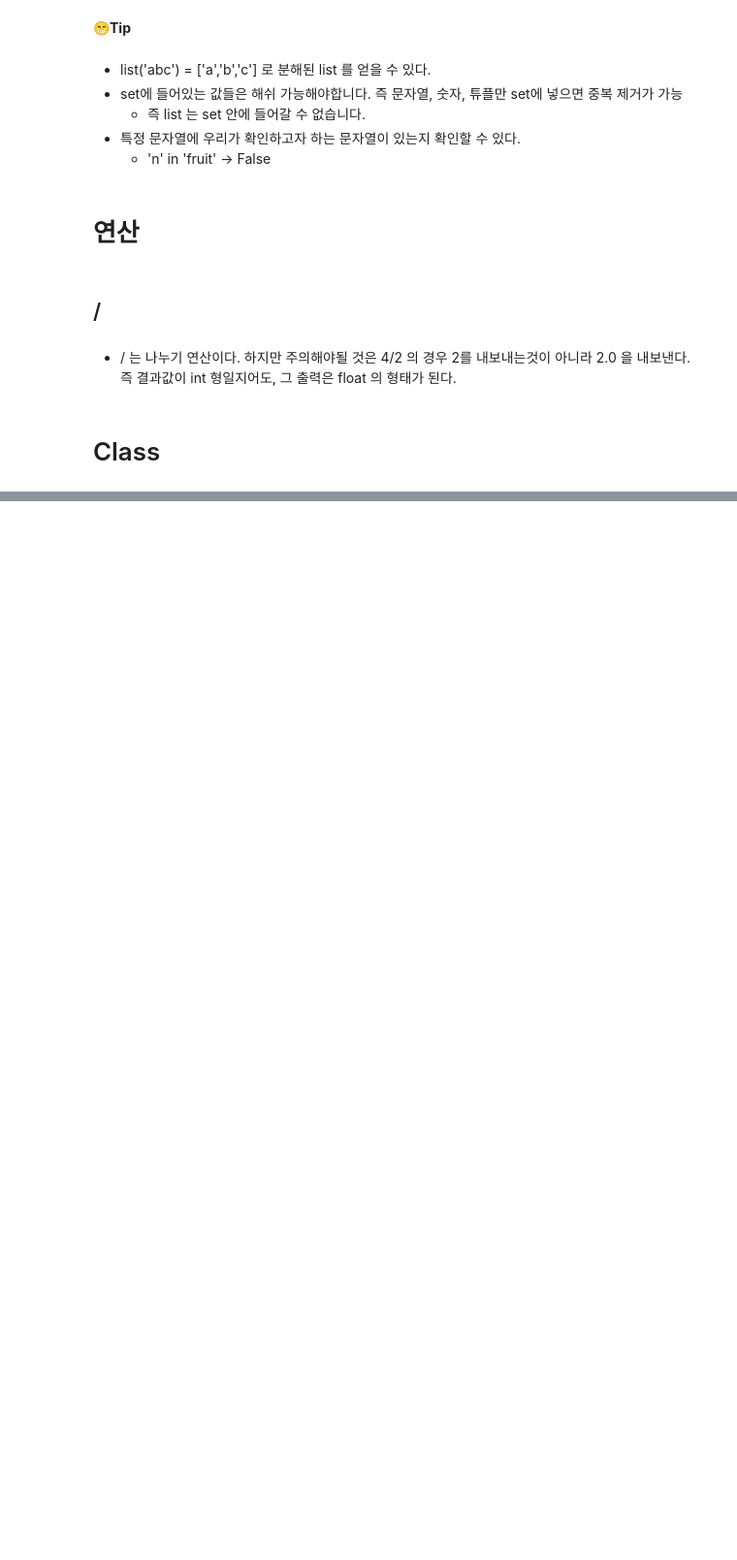
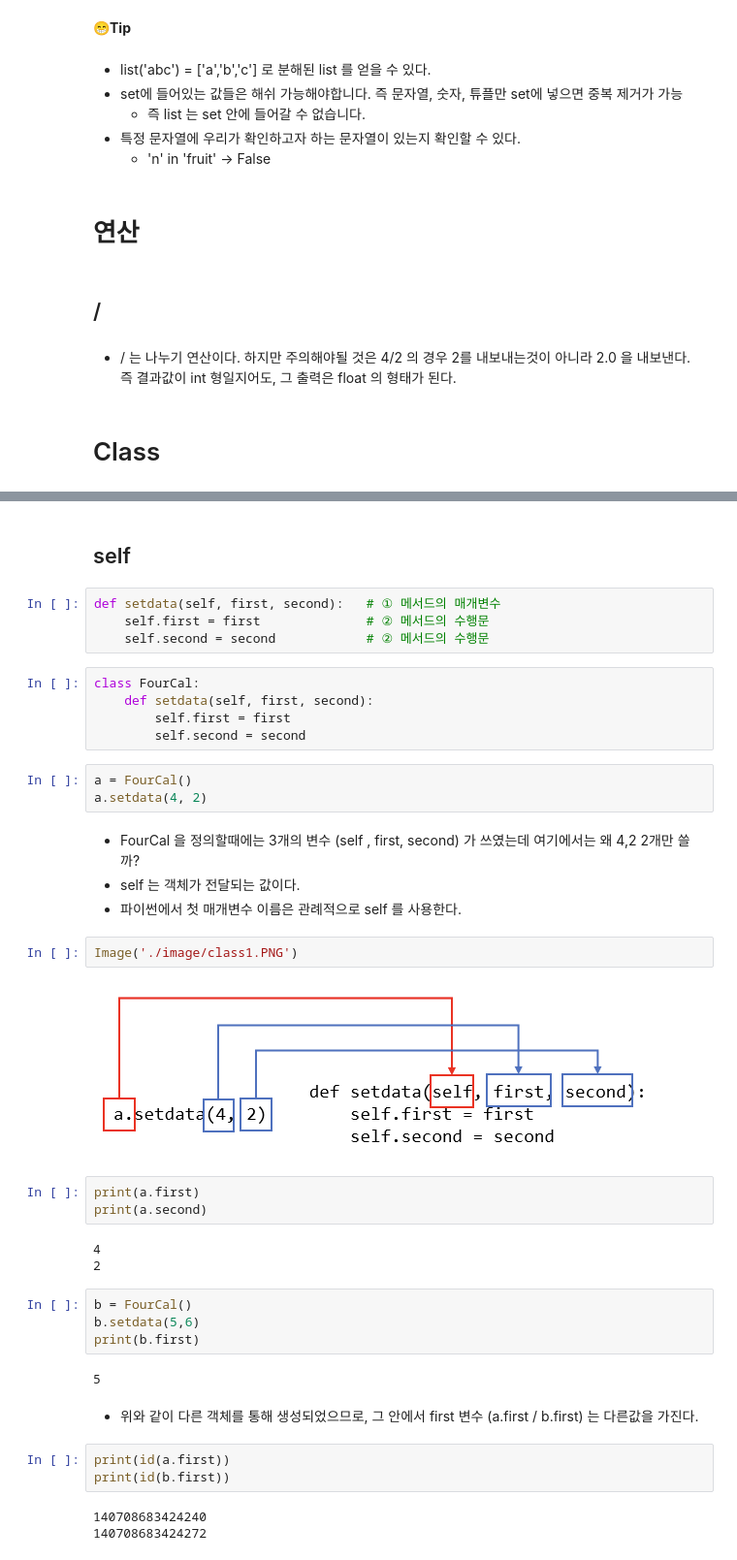
Before and after one commit to hana-dool/Algorithm, a Jupyter notebook: Python/1.Python.ipynb, the cells around one changed output, grey strips where cells are left out. Shown at 97% size. Drawn from its saved outputs; the diff is of its cells as text; blank space fills up the shorter version.

```diff
--- a/Python/1.Python.ipynb
+++ b/Python/1.Python.ipynb
@@ -744,0 +778,42 @@ kim 600
+# %% [markdown]
+## self
+# %%
+def setdata(self, first, second):   # ① 메서드의 매개변수
+    self.first = first              # ② 메서드의 수행문
+    self.second = second            # ② 메서드의 수행문
+# %%
+class FourCal:
+    def setdata(self, first, second):
+        self.first = first
+        self.second = second
+# %%
+a = FourCal()
+a.setdata(4, 2)
+# %% [markdown]
+- FourCal 을 정의할때에는 3개의 변수 (self , first, second) 가 쓰였는데 여기에서는 왜 4,2 2개만 쓸까?
+- self 는 객체가 전달되는 값이다.
+- 파이썬에서 첫 매개변수 이름은 관례적으로 self 를 사용한다.
+# %%
+Image('./image/class1.PNG')
+# %% [output]
+[figure, added]
+# %%
+print(a.first)
+print(a.second)
+# %% [output]
+4
+2
+# %%
+b = FourCal()
+b.setdata(5,6)
+print(b.first)
+# %% [output]
+5
+# %% [markdown]
+- 위와 같이 다른 객체를 통해 생성되었으므로, 그 안에서 first 변수 (a.first / b.first) 는 다른값을 가진다.
+# %%
+print(id(a.first))
+print(id(b.first))
+# %% [output]
+140708683424240
+140708683424272
```
Also changed, not shown: parts of 33 cells of this notebook, 3 other files.
